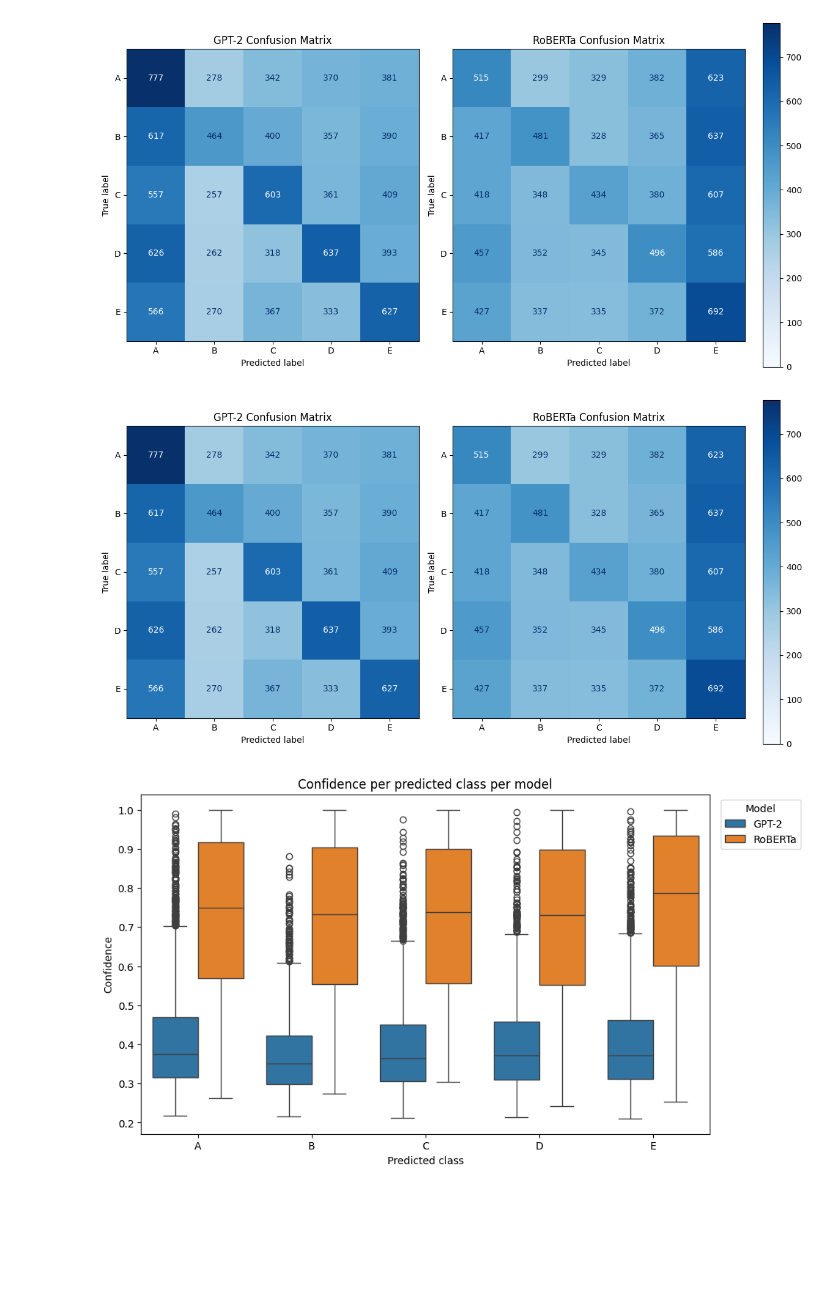
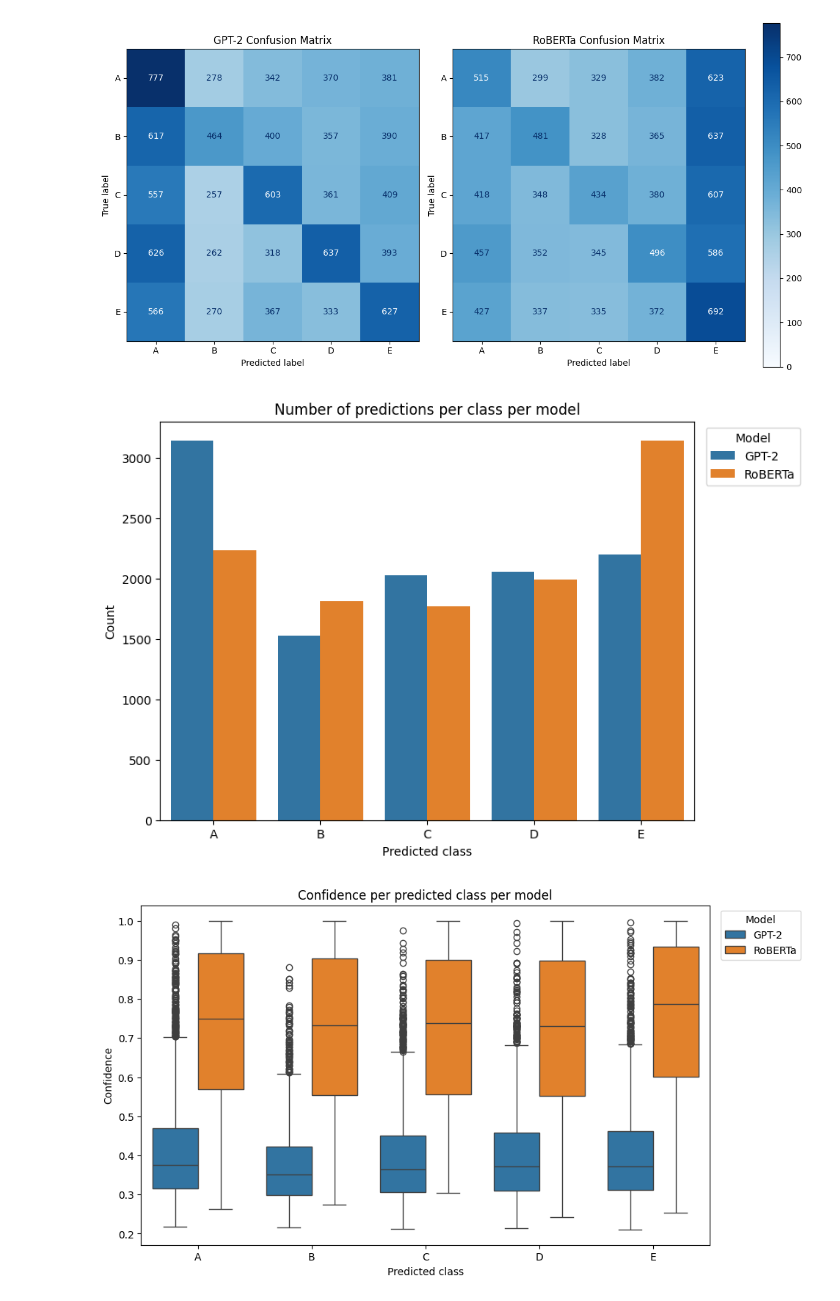
Before and after one commit to almvos/TALC, a Jupyter notebook: CompareModels.ipynb, the cells around one changed output. Saved outputs shown, nothing was run; the diff lists cells and outputs as text; code cells hidden in the pictures; blank space fills up the shorter version.

Commit message:
small changes to model comparison

```diff
--- a/CompareModels.ipynb
+++ b/CompareModels.ipynb
@@ -149,37 +173,35 @@ plt.tight_layout()
 plt.show()
 # %% [output]
 [figure]
-# %%
-import matplotlib.pyplot as plt
-from sklearn.metrics import confusion_matrix, ConfusionMatrixDisplay
-
-labels = sorted(list(set(gpt2_results['answerKey']) | set(gpt2_results['predicted']) |
-                     set(roberta_results['answerKey']) | set(roberta_results['predicted'])))
-
-# Compute confusion matrices
-cm_gpt2 = confusion_matrix(gpt2_results['answerKey'], gpt2_results['predicted'], labels=labels)
-cm_roberta = confusion_matrix(roberta_results['answerKey'], roberta_results['predicted'], labels=labels)
-vmax = max(cm_gpt2.max(), cm_roberta.max())
-
-# figuur met 2 subplots, gelijke breedte
-fig, axes = plt.subplots(1, 2, figsize=(12,6), gridspec_kw={'width_ratios':[4,5]})
-
-# GPT-2
-disp_gpt2 = ConfusionMatrixDisplay(confusion_matrix=cm_gpt2, display_labels=labels)
-disp_gpt2.plot(ax=axes[0], cmap='Blues', colorbar=False)
-disp_gpt2.im_.set_clim(0, vmax)
-axes[0].set_title("GPT-2 Confusion Matrix")
-
-# RoBERTa
-disp_roberta = ConfusionMatrixDisplay(confusion_matrix=cm_roberta, display_labels=labels)
-disp_roberta.plot(ax=axes[1], cmap='Blues', colorbar=True)  # laat colorbar bij tweede
-disp_roberta.im_.set_clim(0, vmax)
-axes[1].set_title("RoBERTa Confusion Matrix")
-
-plt.tight_layout()
-plt.show()
-# %% [output]
-[figure, removed]
+# %%
+# add model label
+gpt2_results['model'] = 'GPT-2'
+roberta_results['model'] = 'RoBERTa'
+
+# combine datasets
+df_all = pd.concat([gpt2_results, roberta_results], ignore_index=True)
+
+# count per predicted class per model
+pred_counts = df_all.groupby(['model', 'predicted']).size().reset_index(name='count')
+
+plt.figure(figsize=(8,6))
+
+sns.barplot(
+    x='predicted',
+    y='count',
+    hue='model',
+    data=pred_counts,
+    alpha=1,
+    order=sorted(df_all['predicted'].unique())  # alphabetical order
+)
+
+plt.title("Number of predictions per class per model")
+plt.xlabel("Predicted class")
+plt.ylabel("Count")
+plt.legend(title='Model', bbox_to_anchor=(1.01,1))
+plt.show()
+# %% [output]
+[figure, added]
 # %%
 
 
```
Also changed, not shown: parts of 1 cell of this notebook.
